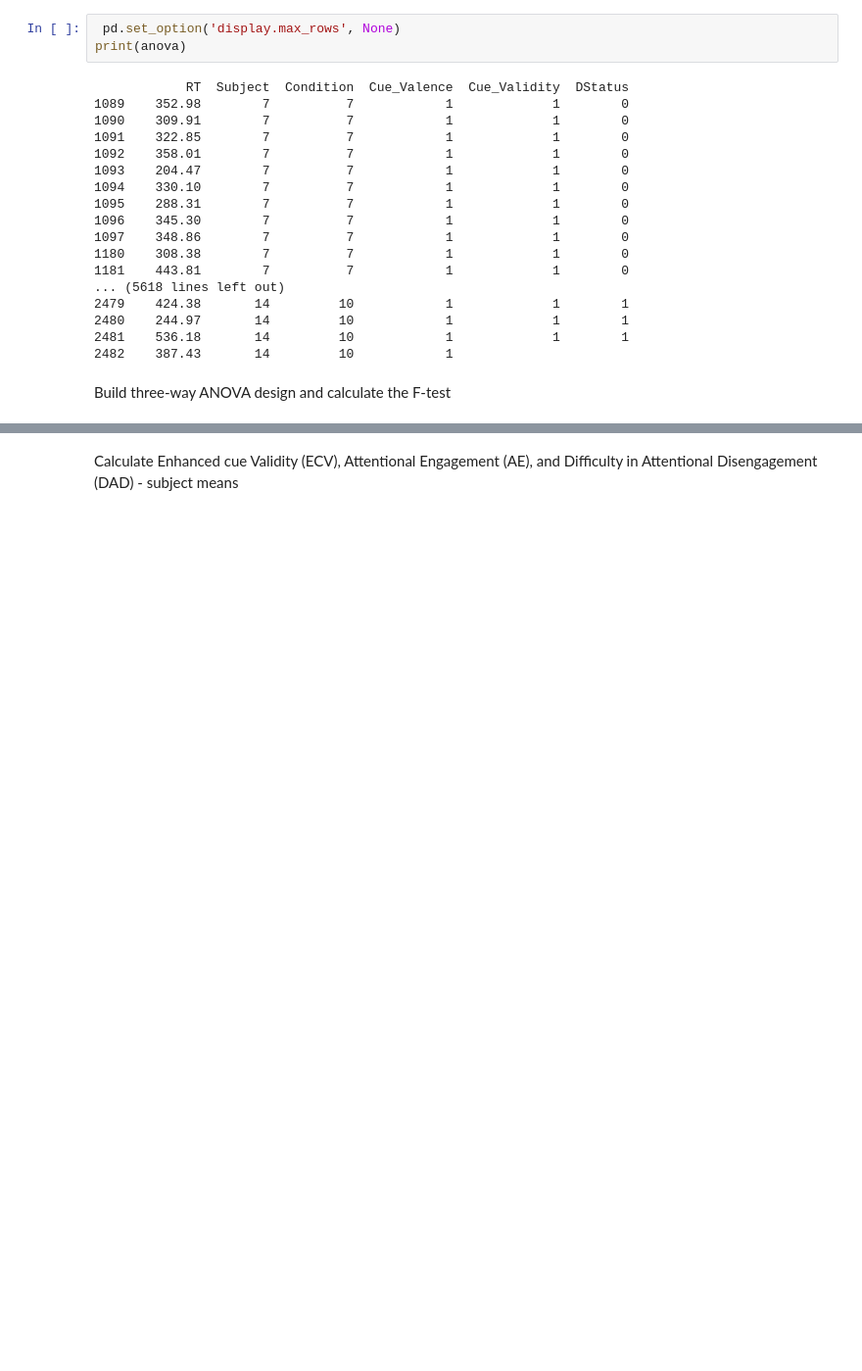
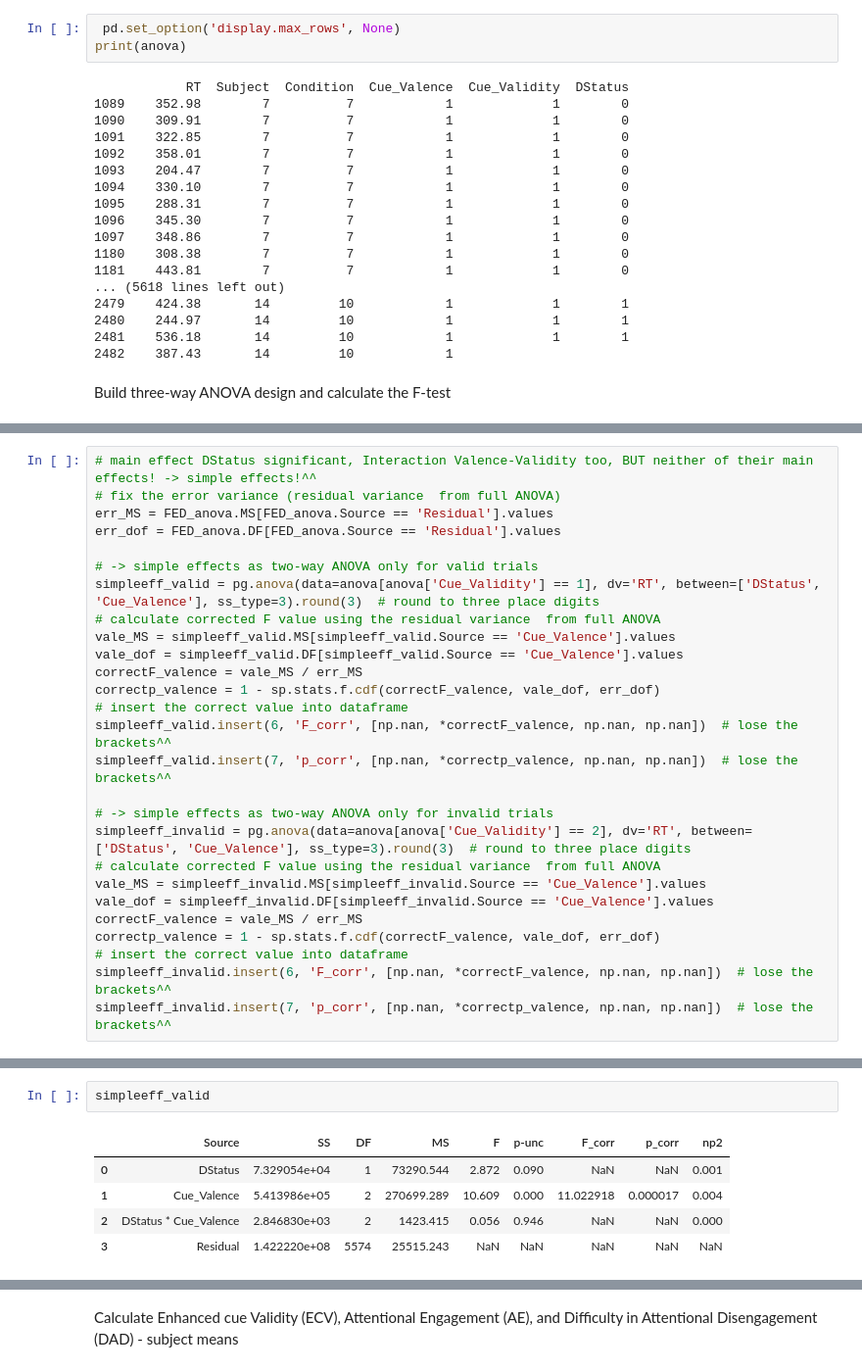
Before and after one commit to MartinHochheimer/FED_AZ_201516, a Jupyter notebook: data_funclib_scripts_exec/RT_data-analysis.ipynb, the cells around one changed output, grey strips where cells are left out. Shown at 98% size. Cells and saved outputs as stored; diff of their text form; blank space fills up the shorter version.

```diff
--- a/data_funclib_scripts_exec/RT_data-analysis.ipynb
+++ b/data_funclib_scripts_exec/RT_data-analysis.ipynb
@@ -94,0 +100,27 @@ FED_anova
+# %%
+# main effect DStatus significant, Interaction Valence-Validity too, BUT neither of their main effects! -> simple effects!^^
+# fix the error variance (residual variance  from full ANOVA)
+err_MS = FED_anova.MS[FED_anova.Source == 'Residual'].values
+err_dof = FED_anova.DF[FED_anova.Source == 'Residual'].values
+
+# -> simple effects as two-way ANOVA only for valid trials
+simpleeff_valid = pg.anova(data=anova[anova['Cue_Validity'] == 1], dv='RT', between=['DStatus', 'Cue_Valence'], ss_type=3).round(3)  # round to three place digits
+# calculate corrected F value using the residual variance  from full ANOVA
+vale_MS = simpleeff_valid.MS[simpleeff_valid.Source == 'Cue_Valence'].values
+vale_dof = simpleeff_valid.DF[simpleeff_valid.Source == 'Cue_Valence'].values
+correctF_valence = vale_MS / err_MS
+correctp_valence = 1 - sp.stats.f.cdf(correctF_valence, vale_dof, err_dof)
+# insert the correct value into dataframe
+simpleeff_valid.insert(6, 'F_corr', [np.nan, *correctF_valence, np.nan, np.nan])  # lose the brackets^^
+simpleeff_valid.insert(7, 'p_corr', [np.nan, *correctp_valence, np.nan, np.nan])  # lose the brackets^^
+
+# -> simple effects as two-way ANOVA only for invalid trials
+simpleeff_invalid = pg.anova(data=anova[anova['Cue_Validity'] == 2], dv='RT', between=['DStatus', 'Cue_Valence'], ss_type=3).round(3)  # round to three place digits
+# calculate corrected F value using the residual variance  from full ANOVA
+vale_MS = simpleeff_invalid.MS[simpleeff_invalid.Source == 'Cue_Valence'].values
+vale_dof = simpleeff_invalid.DF[simpleeff_invalid.Source == 'Cue_Valence'].values
+correctF_valence = vale_MS / err_MS
+correctp_valence = 1 - sp.stats.f.cdf(correctF_valence, vale_dof, err_dof)
+# insert the correct value into dataframe
+simpleeff_invalid.insert(6, 'F_corr', [np.nan, *correctF_valence, np.nan, np.nan])  # lose the brackets^^
+simpleeff_invalid.insert(7, 'p_corr', [np.nan, *correctp_valence, np.nan, np.nan])  # lose the brackets^^
@@ -94,0 +141,8 @@ FED_anova
+# %%
+simpleeff_valid
+# %% [output]
+|  | Source | SS | DF | MS | F | p-unc | F_corr | p_corr | np2 |
+| 0 | DStatus | 7.329054e+04 | 1 | 73290.544 | 2.872 | 0.090 | NaN | NaN | 0.001 |
+| 1 | Cue_Valence | 5.413986e+05 | 2 | 270699.289 | 10.609 | 0.000 | 11.022918 | 0.000017 | 0.004 |
+| 2 | DStatus * Cue_Valence | 2.846830e+03 | 2 | 1423.415 | 0.056 | 0.946 | NaN | NaN | 0.000 |
+| 3 | Residual | 1.422220e+08 | 5574 | 25515.243 | NaN | NaN | NaN | NaN | NaN |
```
Also changed, not shown: parts of 20 cells of this notebook.
